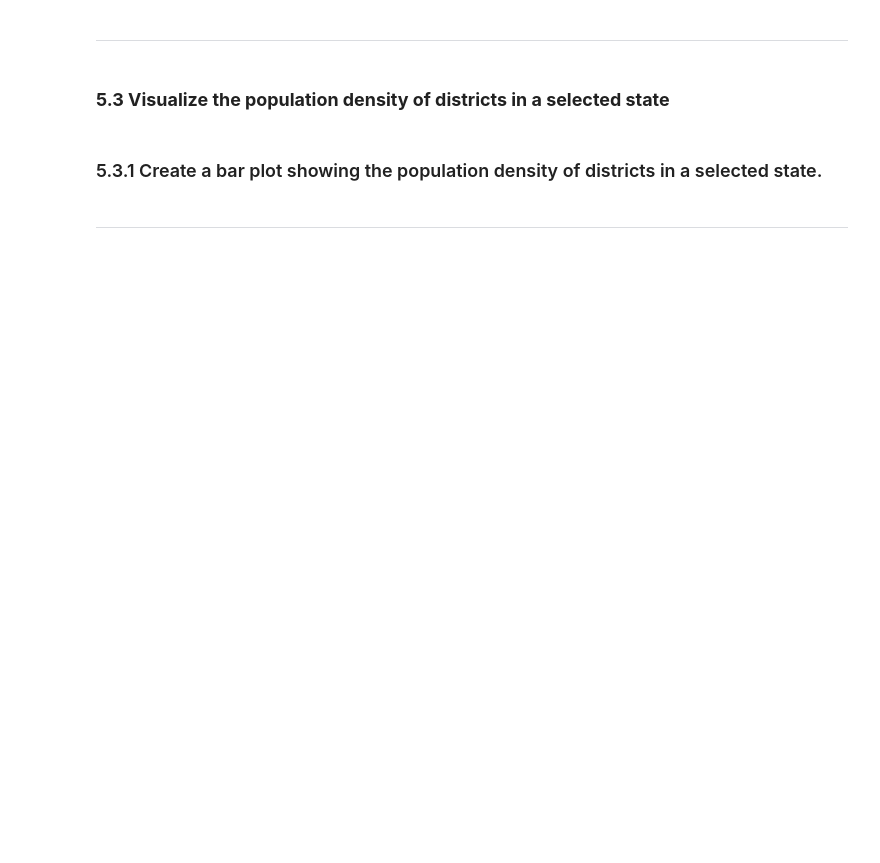
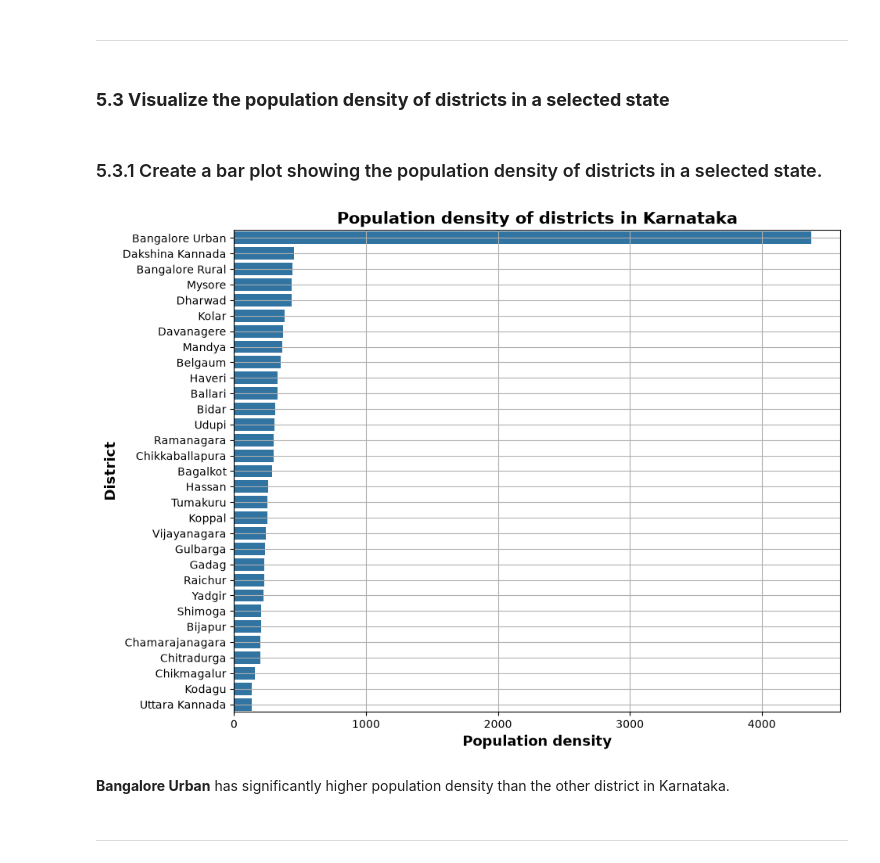
Before and after one commit to chetanchandel31/da_phone_pe, a Jupyter notebook: notebooks/01_phone_pe_analysis.ipynb, the cells around one changed output. Saved outputs shown, nothing was run; the diff lists cells and outputs as text; code cells hidden in the pictures; blank space fills up the shorter version.

```diff
--- a/notebooks/01_phone_pe_analysis.ipynb
+++ b/notebooks/01_phone_pe_analysis.ipynb
@@ -1672,5 +1787,23 @@ plt.show()
 ### **5.3 Visualize the population density of districts in a selected state**
 # %% [markdown]
 ### 5.3.1 Create a bar plot showing the population density of districts in a selected state.
+# %%
+# just re-using the already selected state for consistency
+df = dfs["district_demographics"][dfs["district_demographics"]["State"] == selected_state].copy()
+df = df.sort_values(by="Density", ascending=False)
+
+plt.figure(figsize=(10, 8))
+sns.barplot(df, y="District", x="Density")
+
+plt.xlabel("Population density", fontsize=13, fontweight="bold")
+plt.ylabel("District", fontsize=13, fontweight="bold")
+plt.title(f"Population density of districts in {selected_state}", fontsize=15, fontweight="bold")
+
+plt.grid()
+plt.show()
+# %% [output]
+[figure, added]
+# %% [markdown]
+**Bangalore Urban** has significantly higher population density than the other district in Karnataka.
 # %% [markdown]
 ---
```
Also changed, not shown: parts of 5 cells of this notebook.
